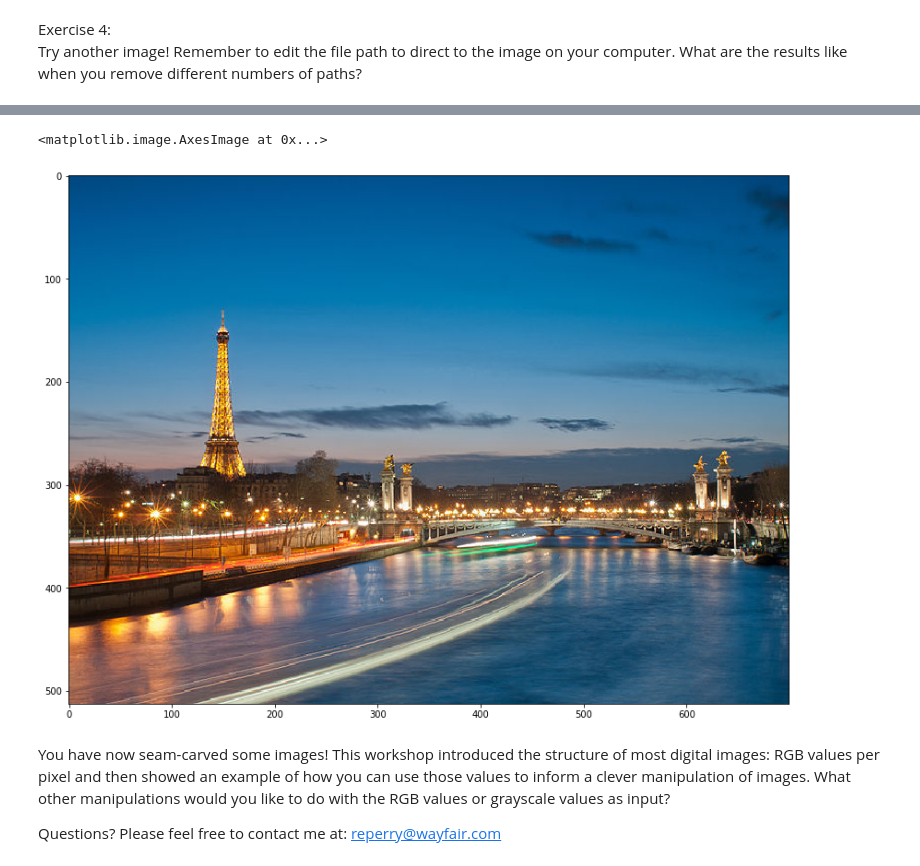
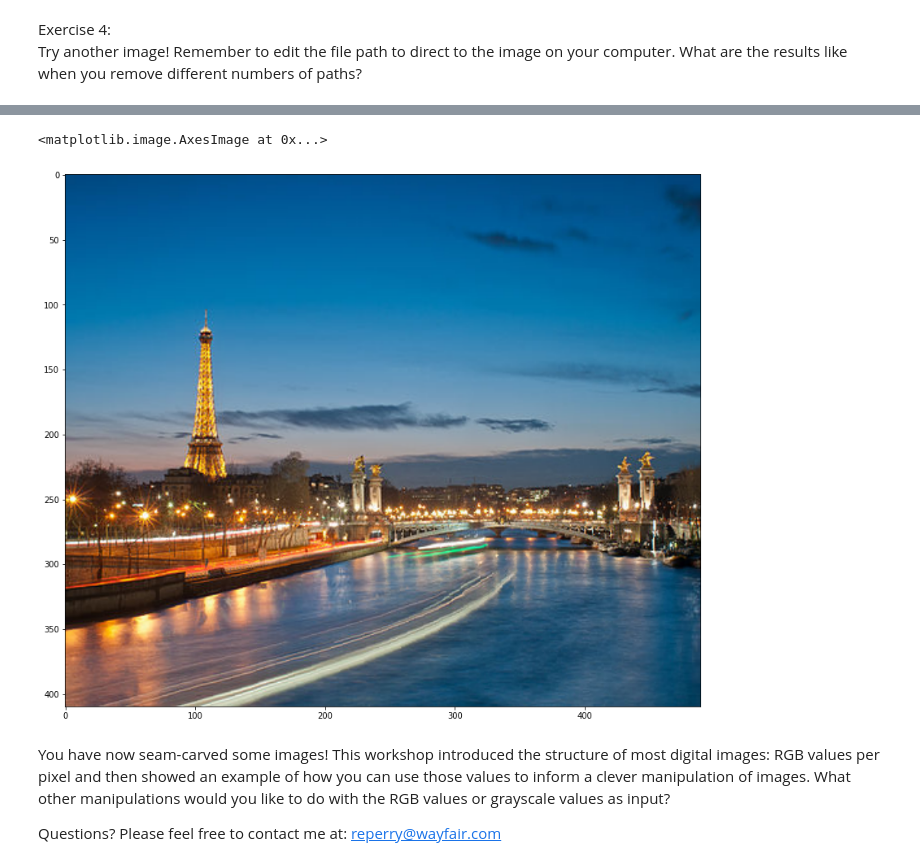
Before and after one commit to RebeccaWPerry/python_seam_carving, a Jupyter notebook: Seam+Carving.ipynb, the cells around one changed output, grey strips where cells are left out. Cells and saved outputs as stored; diff of their text form; code cells hidden in the pictures.

Commit message:
load image from URL, cleared notebook output

```diff
--- a/Seam+Carving.ipynb
+++ b/Seam+Carving.ipynb
@@ -369,3 +371,14 @@ Resulting image size: (375, 385, 3)
 # %% [markdown]
 Exercise 4:<br>
 Try another image! Remember to edit the file path to direct to the image on your computer. What are the results like when you remove different numbers of paths?
+# %%
+#Image attribution: By Getfunky Paris (Flickr) [CC BY 2.0 (http://creativecommons.org/licenses/by/2.0)], via Wikimedia Commons
+#https://commons.wikimedia.org/wiki/File%3AEiffel_Tower_and_Pont_Alexandre_III_at_night.jpg
+
+imurl = 'https://upload.wikimedia.org/wikipedia/commons/thumb/d/de/Eiffel_Tower_and_Pont_Alexandre_III_at_night.jpg/640px-Eiffel_Tower_and_Pont_Alexandre_III_at_night.jpg'
+
+with urllib.request.urlopen(imurl) as response:
+    with Image.open(response) as image:
+        original = np.asarray(image.convert("RGB"))
+
+plt.imshow(original)
@@ -372,12 +388,7 @@ Try another image! Remember to edit the file path to direct to the image on your
 # %%
-#Image attribution: By Getfunky Paris (Flickr) [CC BY 2.0 (http://creativecommons.org/licenses/by/2.0)], via Wikimedia Commons
-#https://commons.wikimedia.org/wiki/File%3AEiffel_Tower_and_Pont_Alexandre_III_at_night.jpg
-
-imfilepath = os.path.relpath('.')+os.sep+'Eiffel_Tower_and_Pont_Alexandre_III_at_night.jpg'
-
-original = imageio.imread(imfilepath)
+#original = imageio.imread(imfilepath)
 workingim = np.copy(original)
-paths = 100
+paths = 150
 
 for i in range(paths):
     seam, energypaths = seamcarving.findseam(workingim)
@@ -406,9 +417,9 @@ Resulting image size: (513, 700, 3)
 # %%
 plt.figure(figsize=[14,14])
-plt.imshow(workingim)
+plt.imshow(workingim, interpolation='bilinear')
 # %% [output]
 <matplotlib.image.AxesImage at 0x...>
-[figure, old version]
+[figure, new version]
 # %% [markdown]
 You have now seam-carved some images! This workshop introduced the structure of most digital images: RGB values per pixel and then showed an example of how you can use those values to inform a clever manipulation of images. What other manipulations would you like to do with the RGB values or grayscale values as input?
 
```
Also changed, not shown: parts of 5 cells of this notebook.
